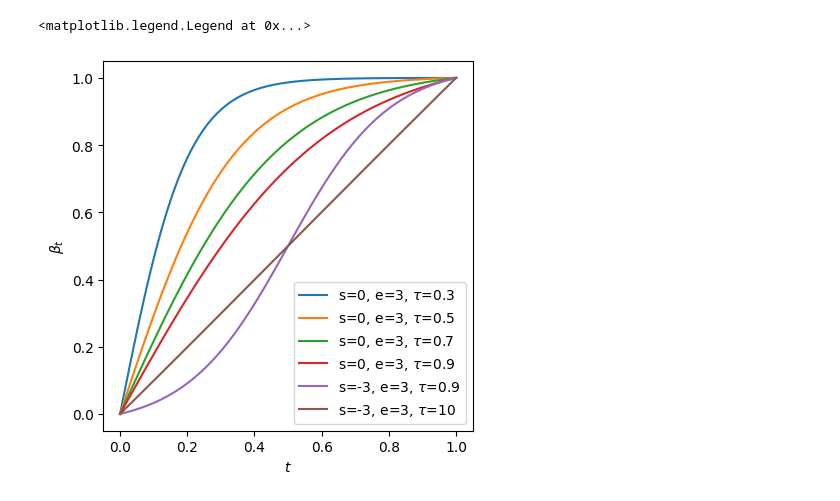
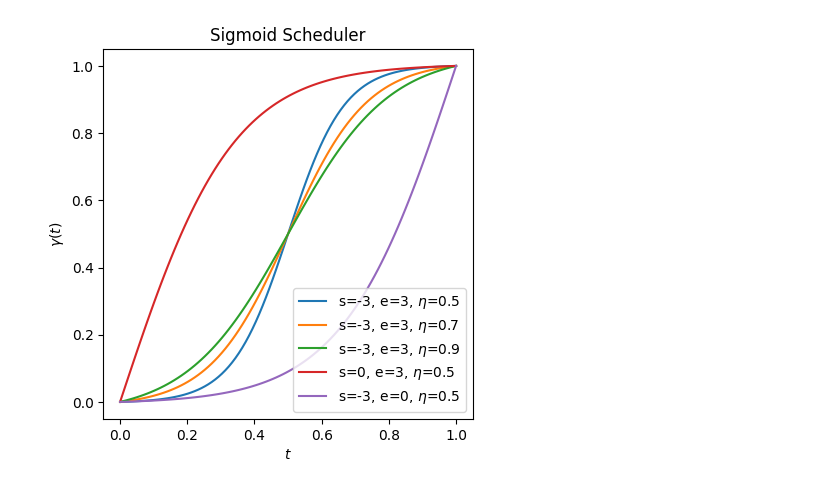
Before and after one commit to patrick-lindemann/ddpm, a Jupyter notebook: plot_schedulers.ipynb, the cells around one changed output. Saved outputs shown, nothing was run; the diff lists cells and outputs as text; code cells hidden in the pictures.

```diff
--- a/plot_schedulers.ipynb
+++ b/plot_schedulers.ipynb
@@ -7 +1,5 @@ from diffusion.schedule import (CosineScheduler, LinearScheduler,
+# %%
+import pathlib
+
+OUT_DIR = pathlib.Path('./out/')
 # %%
@@ -21,7 +22,0 @@ plt.plot(t, scheduler(t))
-# %%
-# Quadratic scheduler
-plt.xlabel('$t$')
-plt.ylabel('$\\beta_t$')
-plt.gca().set_aspect('equal', adjustable='box')
-scheduler = QuadraticScheduler()
-plt.plot(t, t ** 2)
@@ -31,5 +45,6 @@ plt.plot(t, t ** 2)
 # %%
-# Cosine scheduler
+from diffusion.schedule import CosineScheduler
+
 variants = [
     { 'start': 0, 'end': 1, 'tau': 1 },
     { 'start': 0.2, 'end': 1, 'tau': 1 },
@@ -39,10 +54,12 @@ variants = [
 ]
 
 plt.xlabel('$t$')
-plt.ylabel('$\\beta_t$')
+plt.ylabel('$\\gamma(t)$')
+plt.title('Cosine Scheduler')
 plt.gca().set_aspect('equal', adjustable='box')
 for variant in variants:
     scheduler = CosineScheduler(**variant)
-    plt.plot(t, scheduler(t), label=f"s={variant['start']}, e={variant['end']}, $\\tau$={variant['tau']}")
+    plt.plot(t, scheduler(t), label=f"s={variant['start']}, e={variant['end']}, $\\eta$={variant['tau']}")
 plt.legend()
+plt.savefig(OUT_DIR / 'plot-cosine.svg', bbox_inches='tight', pad_inches=0)
 # %% [output]
@@ -51,21 +67,22 @@ plt.legend()
 # %%
-# Sigmoid scheduler
+from diffusion.schedule import SigmoidScheduler
+
 variants = [
-    { 'start': 0, 'end': 3, 'tau': 0.3 },
+    { 'start': -3, 'end': 3, 'tau': 0.5 },
+    { 'start': -3, 'end': 3, 'tau': 0.7 },
+    { 'start': -3, 'end': 3, 'tau': 0.9 },
     { 'start': 0, 'end': 3, 'tau': 0.5 },
-    { 'start': 0, 'end': 3, 'tau': 0.7 },
-    { 'start': 0, 'end': 3, 'tau': 0.9 },
-    { 'start': -3, 'end': 3, 'tau': 0.9 },
-    { 'start': -3, 'end': 3, 'tau': 10 },
+    { 'start': -3, 'end': 0, 'tau': 0.5 }
 ]
 
 plt.xlabel('$t$')
-plt.ylabel('$\\beta_t$')
+plt.ylabel('$\\gamma(t)$')
+plt.title('Sigmoid Scheduler')
 plt.gca().set_aspect('equal', adjustable='box')
 for variant in variants:
     scheduler = SigmoidScheduler(**variant)
-    plt.plot(t, scheduler(t), label=f"s={variant['start']}, e={variant['end']}, $\\tau$={variant['tau']}")
-plt.legend()
+    plt.plot(t, scheduler(t), label=f"s={variant['start']}, e={variant['end']}, $\\eta$={variant['tau']}")
+plt.legend(loc='lower right')
+plt.savefig(OUT_DIR / 'plot-sigmoid.svg', bbox_inches='tight', pad_inches=0)
 # %% [output]
-<matplotlib.legend.Legend at 0x...>
-[figure, old version]
+[figure, new version]
```
Also changed, not shown: parts of 6 cells of this notebook, 4 other files.
